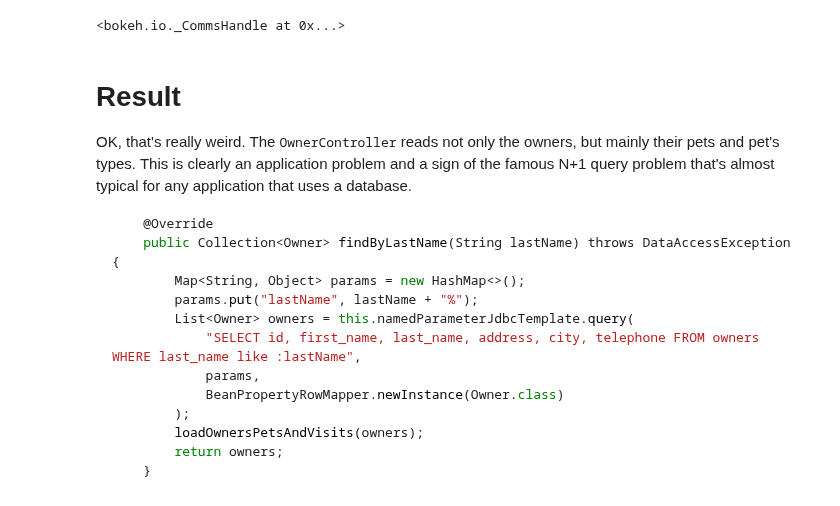
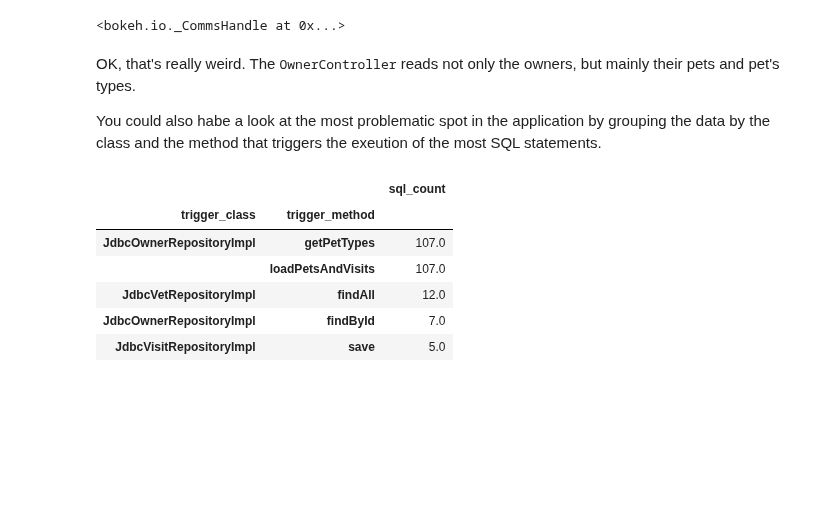
Before and after one commit to feststelltaste/software-analytics, a Jupyter notebook: notebooks/Mining performance HotSpots with JProfiler, jQAssistant, Neo4j and Pandas.ipynb, the cells around one changed output. Cells and saved outputs as stored; diff of their text form; code cells hidden in the pictures; blank space fills up the shorter version.

````diff
--- a/notebooks/Mining performance HotSpots with JProfiler, jQAssistant, Neo4j and Pandas.ipynb
+++ b/notebooks/Mining performance HotSpots with JProfiler, jQAssistant, Neo4j and Pandas.ipynb
@@ -457,21 +540,18 @@ show(d)
 Loading BokehJS ...
 [interactive output not drawn]
 <bokeh.io._CommsHandle at 0x...>
-# %% [markdown]
-# Result
-OK, that's really weird. The <tt>OwnerController</tt> reads not only the owners, but mainly their pets and pet's types. This is clearly an application problem and a sign of the famous N+1 query problem that's almost typical for any application that uses a database.
-
-```java
-    @Override
-    public Collection<Owner> findByLastName(String lastName) throws DataAccessException {
-        Map<String, Object> params = new HashMap<>();
-        params.put("lastName", lastName + "%");
-        List<Owner> owners = this.namedParameterJdbcTemplate.query(
-            "SELECT id, first_name, last_name, address, city, telephone FROM owners WHERE last_name like :lastName",
-            params,
-            BeanPropertyRowMapper.newInstance(Owner.class)
-        );
-        loadOwnersPetsAndVisits(owners);
-        return owners;
-    }
-```
+# %% [markdown]
+OK, that's really weird. The <tt>OwnerController</tt> reads not only the owners, but mainly their pets and pet's types.
+
+You could also habe a look at the most problematic spot in the application by grouping the data by the class and the method that triggers the exeution of the most SQL statements.
+# %%
+hotspots.groupby(['trigger_class', 'trigger_method'])[['sql_count']].sum().sort_values(
+    by='sql_count', ascending=False).head(5)
+# %% [output]
+|  |  | sql_count |
+| trigger_class | trigger_method |  |
+| JdbcOwnerRepositoryImpl | getPetTypes | 107.0 |
+|  | loadPetsAndVisits | 107.0 |
+| JdbcVetRepositoryImpl | findAll | 12.0 |
+| JdbcOwnerRepositoryImpl | findById | 7.0 |
+| JdbcVisitRepositoryImpl | save | 5.0 |
````
Also changed, not shown: parts of 55 cells of this notebook.
